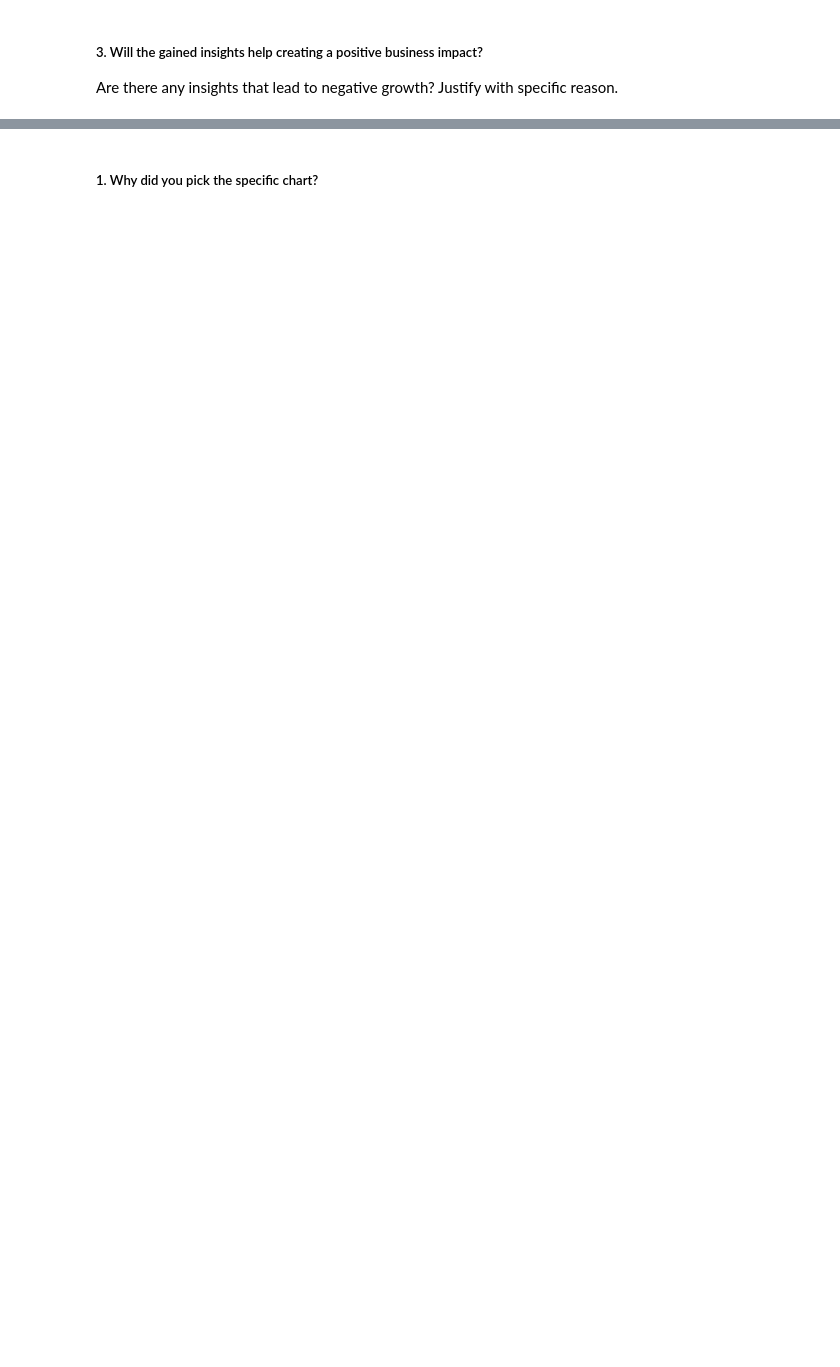
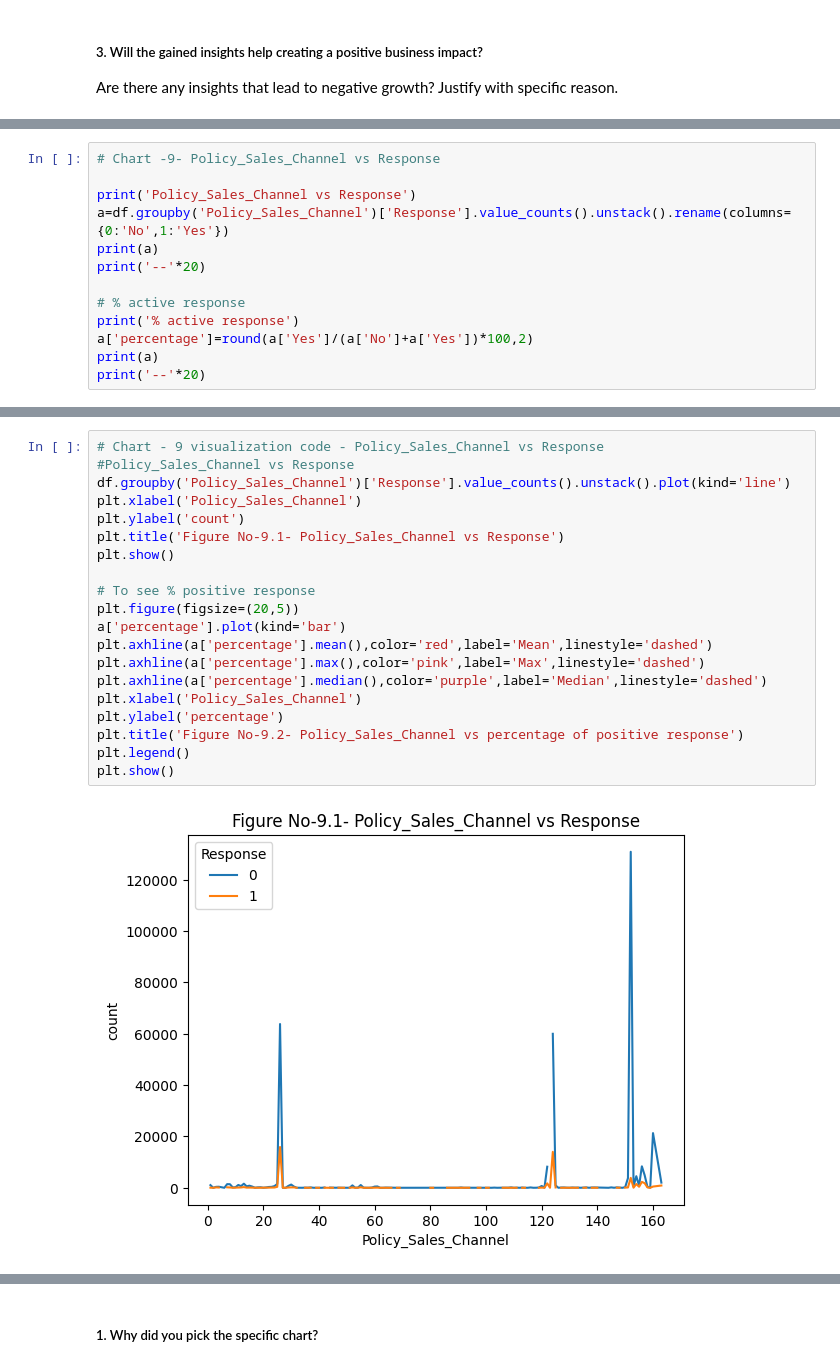
Before and after one commit to chetansgode/Health_Insurance_Cross_Sales_Prediction_classification, a Jupyter notebook: Health_Insurance_Cross_Sales_Prediction_classification.ipynb, the cells around one changed output, grey strips where cells are left out. Cells and saved outputs as stored; diff of their text form; blank space fills up the shorter version.

```diff
--- a/Health_Insurance_Cross_Sales_Prediction_classification.ipynb
+++ b/Health_Insurance_Cross_Sales_Prediction_classification.ipynb
@@ -814,0 +862,13 @@ Answer Here
+# %%
+# Chart -9- Policy_Sales_Channel vs Response
+
+print('Policy_Sales_Channel vs Response')
+a=df.groupby('Policy_Sales_Channel')['Response'].value_counts().unstack().rename(columns={0:'No',1:'Yes'})
+print(a)
+print('--'*20)
+
+# % active response
+print('% active response')
+a['percentage']=round(a['Yes']/(a['No']+a['Yes'])*100,2)
+print(a)
+print('--'*20)
@@ -814,0 +893,22 @@ Answer Here
+# %%
+# Chart - 9 visualization code - Policy_Sales_Channel vs Response
+#Policy_Sales_Channel vs Response
+df.groupby('Policy_Sales_Channel')['Response'].value_counts().unstack().plot(kind='line')
+plt.xlabel('Policy_Sales_Channel')
+plt.ylabel('count')
+plt.title('Figure No-9.1- Policy_Sales_Channel vs Response')
+plt.show()
+
+# To see % positive response
+plt.figure(figsize=(20,5))
+a['percentage'].plot(kind='bar')
+plt.axhline(a['percentage'].mean(),color='red',label='Mean',linestyle='dashed')
+plt.axhline(a['percentage'].max(),color='pink',label='Max',linestyle='dashed')
+plt.axhline(a['percentage'].median(),color='purple',label='Median',linestyle='dashed')
+plt.xlabel('Policy_Sales_Channel')
+plt.ylabel('percentage')
+plt.title('Figure No-9.2- Policy_Sales_Channel vs percentage of positive response')
+plt.legend()
+plt.show()
+# %% [output]
+[figure, added]
```
Also changed, not shown: parts of 75 cells of this notebook.
